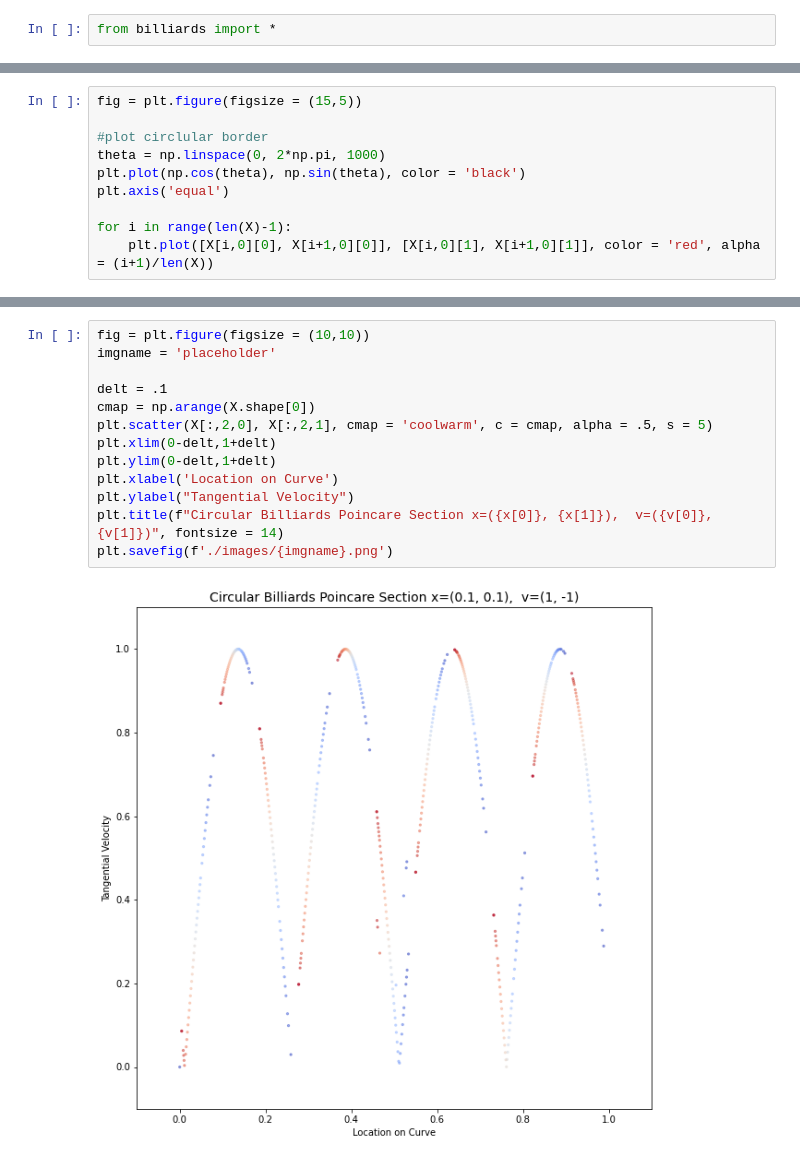
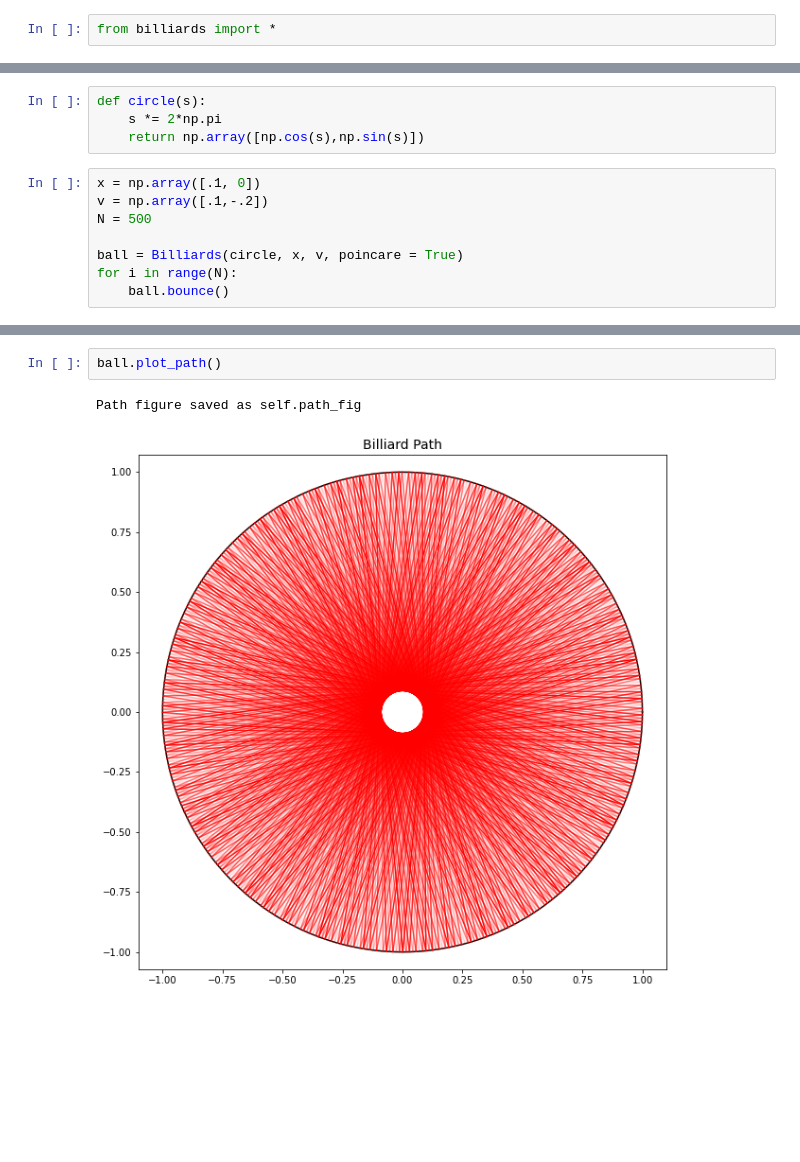
Before and after one commit to willeyna/Billiards, a Jupyter notebook: Circle.ipynb, the cells around one changed output, grey strips where cells are left out. Saved outputs shown, nothing was run; the diff lists cells and outputs as text; blank space fills up the shorter version.

```diff
--- a/Circle.ipynb
+++ b/Circle.ipynb
@@ -16,10 +3,12 @@ for i in range(N-1):
+# %%
+def circle(s):
+    s *= 2*np.pi
+    return np.array([np.cos(s),np.sin(s)])
 # %%
-fig = plt.figure(figsize = (15,5))
+x = np.array([.1, 0])
+v = np.array([.1,-.2])
+N = 500
 
-#plot circlular border
-theta = np.linspace(0, 2*np.pi, 1000)
-plt.plot(np.cos(theta), np.sin(theta), color = 'black')
-plt.axis('equal')
-
-for i in range(len(X)-1):
-    plt.plot([X[i,0][0], X[i+1,0][0]], [X[i,0][1], X[i+1,0][1]], color = 'red', alpha = (i+1)/len(X))
+ball = Billiards(circle, x, v, poincare = True)
+for i in range(N):
+    ball.bounce()
@@ -28,15 +15,5 @@ for i in range(len(X)-1):
 # %%
-fig = plt.figure(figsize = (10,10))
-imgname = 'placeholder'
-
-delt = .1
-cmap = np.arange(X.shape[0])
-plt.scatter(X[:,2,0], X[:,2,1], cmap = 'coolwarm', c = cmap, alpha = .5, s = 5)
-plt.xlim(0-delt,1+delt)
-plt.ylim(0-delt,1+delt)
-plt.xlabel('Location on Curve')
-plt.ylabel("Tangential Velocity")
-plt.title(f"Circular Billiards Poincare Section x=({x[0]}, {x[1]}),  v=({v[0]}, {v[1]})", fontsize = 14)
-plt.savefig(f'./images/{imgname}.png')
+ball.plot_path()
 # %% [output]
+Path figure saved as self.path_fig
-[figure, old version]
+[figure, new version]
```
Also changed, not shown: parts of 3 cells of this notebook, 5 other files.
